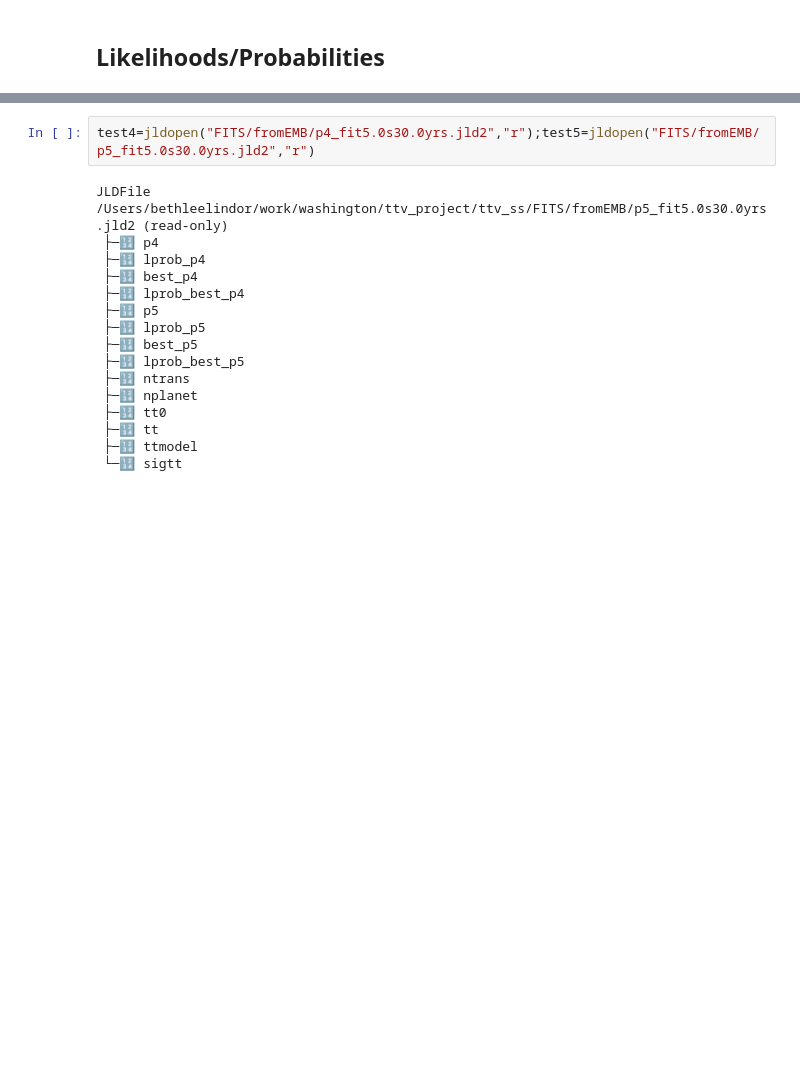
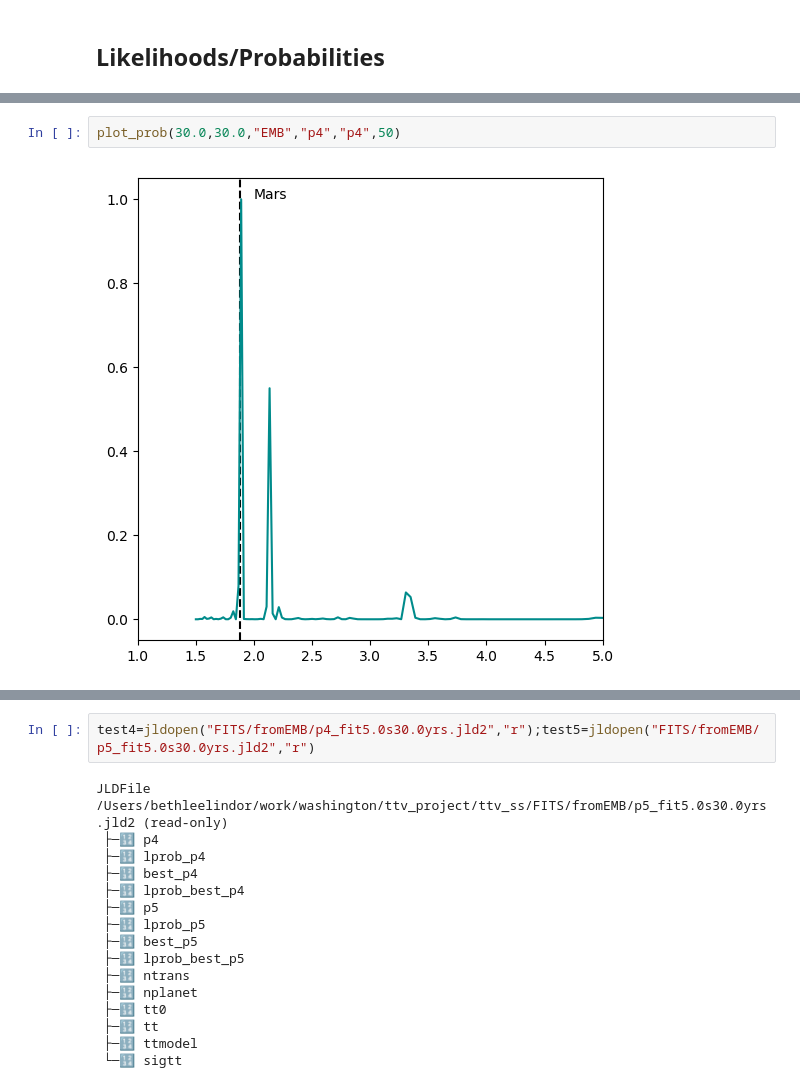
Before and after one commit to bmlindor/ttv_ss, a Jupyter notebook: plots.ipynb, the cells around one changed output, grey strips where cells are left out. Drawn from its saved outputs; the diff is of its cells as text; blank space fills up the shorter version.

```diff
--- a/plots.ipynb
+++ b/plots.ipynb
@@ -223,0 +224,4 @@ WARNING: ignoring conflicting import of TTVFaster.ttv_nplanet into Main
+# %%
+plot_prob(30.0,30.0,"EMB","p4","p4",50)
+# %% [output]
+[figure, added]
```
Also changed, not shown: parts of 15 cells of this notebook, 37 other files.
